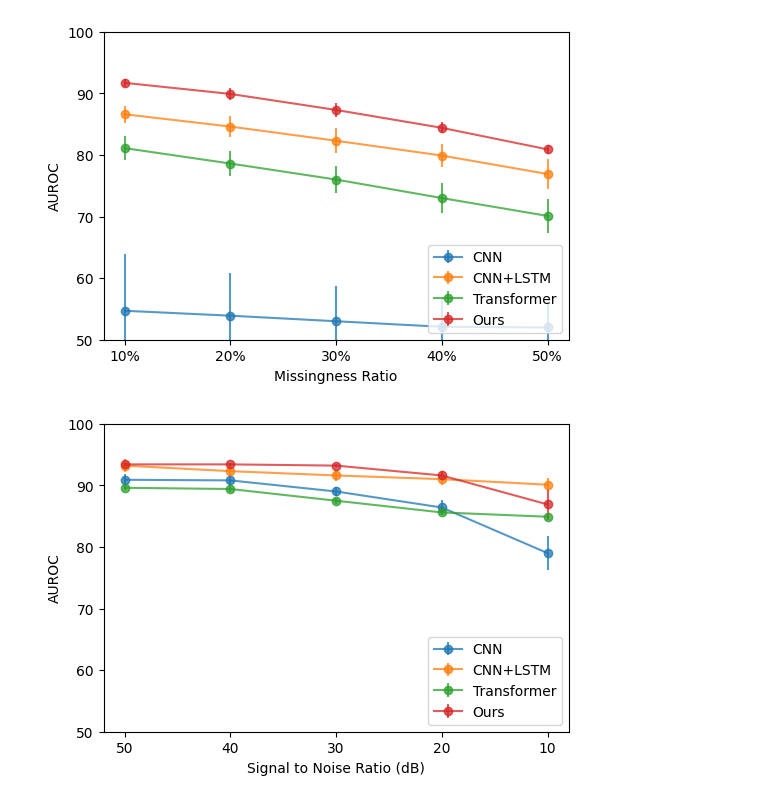
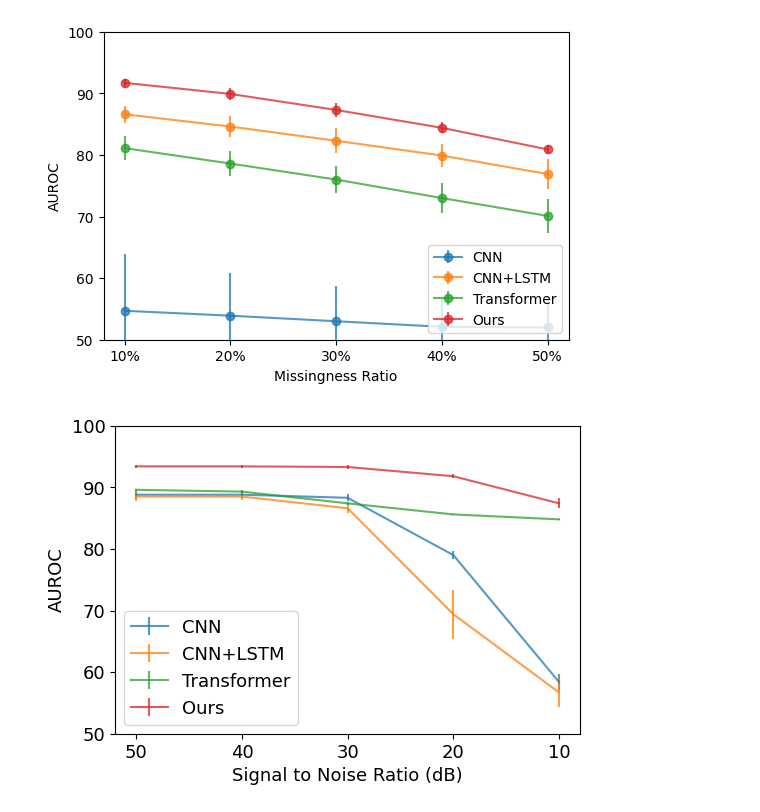
Before and after one commit to fayyaz-udel/Pediatric-Apnea-Transformer, a Jupyter notebook: missing_modality/vis.ipynb, the cells around one changed output. Drawn from its saved outputs; the diff is of its cells as text; code cells hidden in the pictures.

```diff
--- a/missing_modality/vis.ipynb
+++ b/missing_modality/vis.ipynb
@@ -71,37 +71,37 @@ plt.savefig('.\\img\\missing_chat.svg', format="svg")
 # %%
 import matplotlib
 import numpy as np
 import matplotlib.pyplot as plt
-matplotlib.rcParams.update({'font.size': 14})
+matplotlib.rcParams.update({'font.size': 13})
 fig = plt.figure()
 
 ####### Noisy Modality ########
 x = np.array(['10', "20", "30", "40", "50"])[::-1]
 
-y_nch = np.array([79.0, 86.4, 89.0, 90.8, 90.9])[::-1]
-e_nch = np.array([2.8, 1.2, 0.8, 0.9, 0.9])[::-1]
-plt.errorbar(x, y_nch, e_nch, label='CNN', marker = 'o', alpha=0.75)
+y_nch = np.array([58.4, 79.0, 88.3, 88.8, 88.8])[::-1]
+e_nch = np.array([2.6, 1.4, 1.2, 1.2, 1.3])[::-1]/2
+plt.errorbar(x, y_nch, e_nch, label='CNN', marker = '', alpha=0.75)
 
-y_nch = np.array([90.1, 91.0, 91.6, 92.3, 93.2])[::-1]
-e_nch = np.array([1.1, 1.0, 0.9, 1.0, 1.0])[::-1]
-plt.errorbar(x, y_nch, e_nch, label='CNN+LSTM', marker = 'o', alpha=0.75)
+y_nch = np.array([56.7, 69.4, 86.6, 88.5, 88.5])[::-1]
+e_nch = np.array([4.6, 8.0, 1.5, 1.1, 1.4])[::-1]/2
+plt.errorbar(x, y_nch, e_nch, label='CNN+LSTM', marker = '', alpha=0.75)
 
 
-y_nch = np.array([84.9, 85.6, 87.5, 89.4, 89.6])[::-1]
-e_nch = np.array([0.3, 0.3, 0.5, 0.5, 0.4])[::-1]
-plt.errorbar(x, y_nch, e_nch, label='Transformer', marker = 'o', alpha=0.75)
+y_nch = np.array([84.8, 85.6, 87.4, 89.3, 89.6])[::-1]
+e_nch = np.array([0.2, 0.2, 0.4, 0.5, 0.4])[::-1]/2
+plt.errorbar(x, y_nch, e_nch, label='Transformer', marker = '', alpha=0.75)
 
 
-y_nch = np.array([86.9, 91.6, 93.2, 93.4, 93.4])[::-1]
-e_nch = np.array([2.5, 0.7, 0.3, 0.3, 0.3])[::-1]
-plt.errorbar(x, y_nch, e_nch, label='Ours', marker = 'o', alpha=0.75)
+y_nch = np.array([87.4, 91.8, 93.3, 93.4, 93.4])[::-1]
+e_nch = np.array([1.6, 0.7, 0.5, 0.5, 0.5])[::-1]/2
+plt.errorbar(x, y_nch, e_nch, label='Ours', marker = '', alpha=0.75)
 
 
 plt.ylim([50,100])
 plt.xlabel('Signal to Noise Ratio (dB)')
 plt.ylabel('AUROC')
-plt.legend(loc='lower right')
+plt.legend(loc='lower left')
 fig.set_size_inches(6, 4)
 plt.savefig('.\\img\\noisy.svg', format="svg")
 # %% [output]
-[figure, old version]
+[figure, new version]
```
Also changed, not shown: parts of 2 cells of this notebook, 4 other files.
